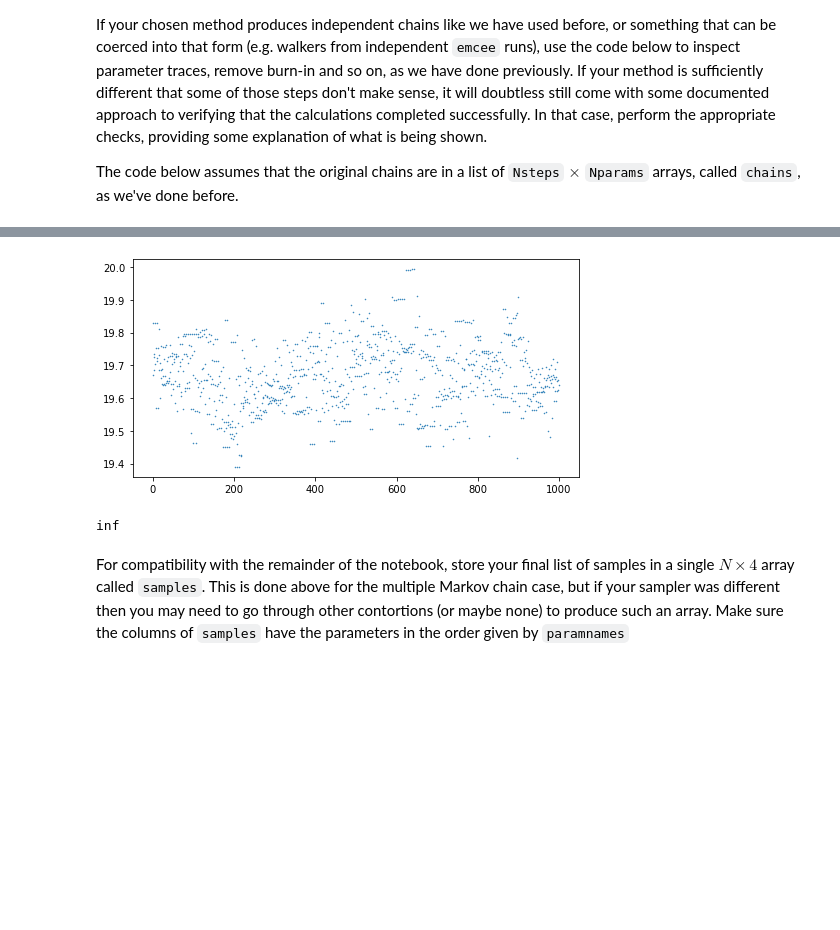
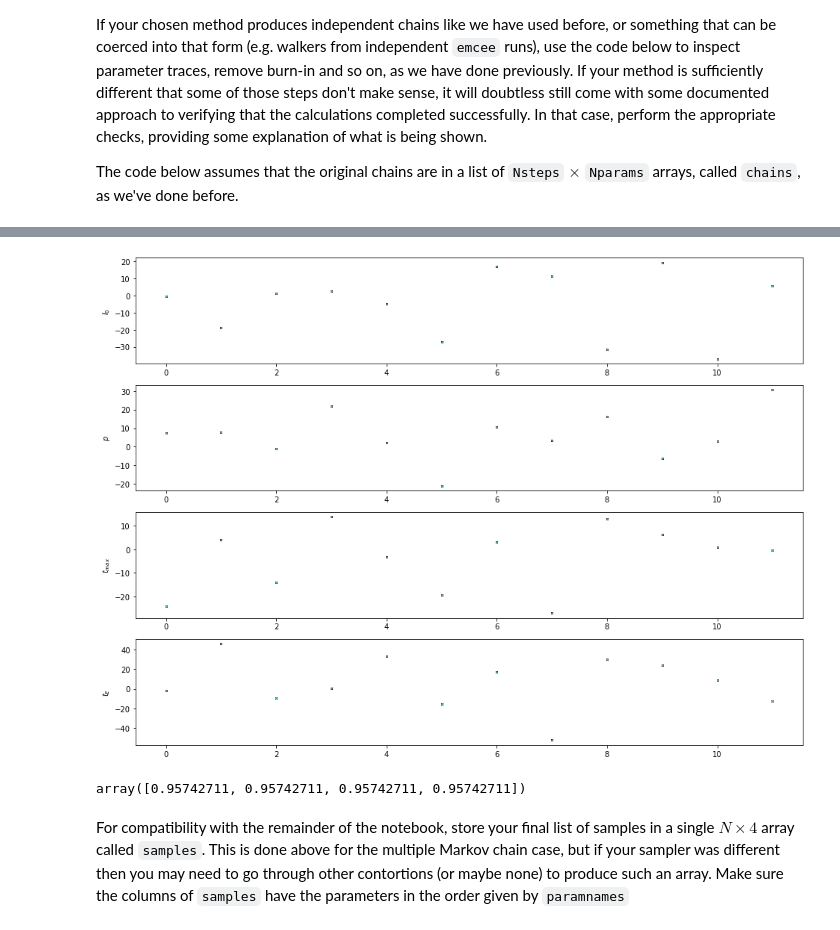
Before and after one commit to jihwanoh123/study_hpc_in_python, a Jupyter notebook: PHYSICS 366/microlensing_solution.ipynb, the cells around one changed output, grey strips where cells are left out. Cells and saved outputs as stored; diff of their text form; code cells hidden in the pictures; blank space fills up the shorter version.

```diff
--- a/PHYSICS 366/microlensing_solution.ipynb
+++ b/PHYSICS 366/microlensing_solution.ipynb
@@ -157,28 +170,30 @@ If your chosen method produces independent chains like we have used before, or s
 The code below assumes that the original chains are in a list of `Nsteps` $\times$ `Nparams` arrays, called `chains`, as we've done before.
 # %%
 def log_prior(theta):
-    p, tmax, tE = theta
-    if 0 < p < 5 and 5500 < tmax < 8000 and 150 <tE <450:
+    I0, p, tmax, tE = theta
+    if 19<I0<21 and 0 < p < 1 and 7400 < tmax < 7480 and 190 <tE <200:
         return 0.0
     return -np.inf
-def log_likelihood(theta, t, I0, Ierr):
-    p, tmax, tE = theta
+def model_I(t, I0, p, tmax, tE):
+    yt=np.sqrt(p**2+((t-tmax)/tE)**2)
+    Ft=(yt**2+2)/(yt*np.sqrt(yt**2+4))
+    return I0-2.5*np.log(Ft)
+def log_likelihood(theta, t, Ierr):
+    I0, p, tmax, tE = theta
     model_i = model_I(t, I0, p, tmax, tE)
     return -0.5 * (I0-model_i)**2/Ierr**2
-def log_probability(theta, t, I0,Ierr):
+def log_probability(theta, t,Ierr):
     lp = log_prior(theta)
     if not np.isfinite(lp):
         return -np.inf
-    return lp + log_likelihood(theta, t,I0,Ierr)
+    return lp + log_likelihood(theta, t,Ierr)
 # %%
+nwalkers = 12
+ndims=4
+pos=19.8*np.random.randn(nwalkers, ndims)
 import emcee
-nwalkers = 8
-ndims=3
-pos = 1e-4 * np.random.randn(nwalkers, ndims)
-nwalkers, ndim = pos.shape
-
 sampler = emcee.EnsembleSampler(
-    nwalkers, ndim, log_probability,
-    args=(data['t'],data['I'],data['Ierr'])
+    nwalkers, ndims, log_probability,
+    args=(data['t'],data['Ierr'])
 )
 sampler.run_mcmc(pos, 5000, progress=True);
@@ -185,5 +202,5 @@ sampler.run_mcmc(pos, 5000, progress=True);
 # %%
-chains=sampler.get_chain(flat=True)
+chains=sampler.get_chain()
 # %%
 chains
 # %% [output]
@@ -196,0 +224,2 @@ array([[ 1.72885138e-06, -1.85963002e-04,  9.11578490e-05],
+# %%
+param_labels=['$I_0$','$p$', '$t_{max}$', '$t_E$']
@@ -197,12 +239,12 @@ array([[ 1.72885138e-06, -1.85963002e-04,  9.11578490e-05],
 # %%
 # look at trace plots
-plt.rcParams['figure.figsize'] = (8.0, 4.0)
-fig, ax = plt.subplots(1, 1);
-cr.plot_traces(chainsi[:1000], ax, Line2D_kwargs={'markersize':1.0})
+plt.rcParams['figure.figsize'] = (16.0, 12.0)
+fig, ax = plt.subplots(len(param_labels), 1);
+cr.plot_traces(chains, ax, labels=param_labels, Line2D_kwargs={'markersize':1.0})
 # %% [output]
-[figure, old version]
+[figure, new version]
 # %%
 # Gelman-Rubin convergence
-cr.GelmanRubinR(chainsi[:100])
+cr.GelmanRubinR(chains)
 # %% [output]
-inf
+array([0.95742711, 0.95742711, 0.95742711, 0.95742711])
```
Also changed, not shown: parts of 12 cells of this notebook.
